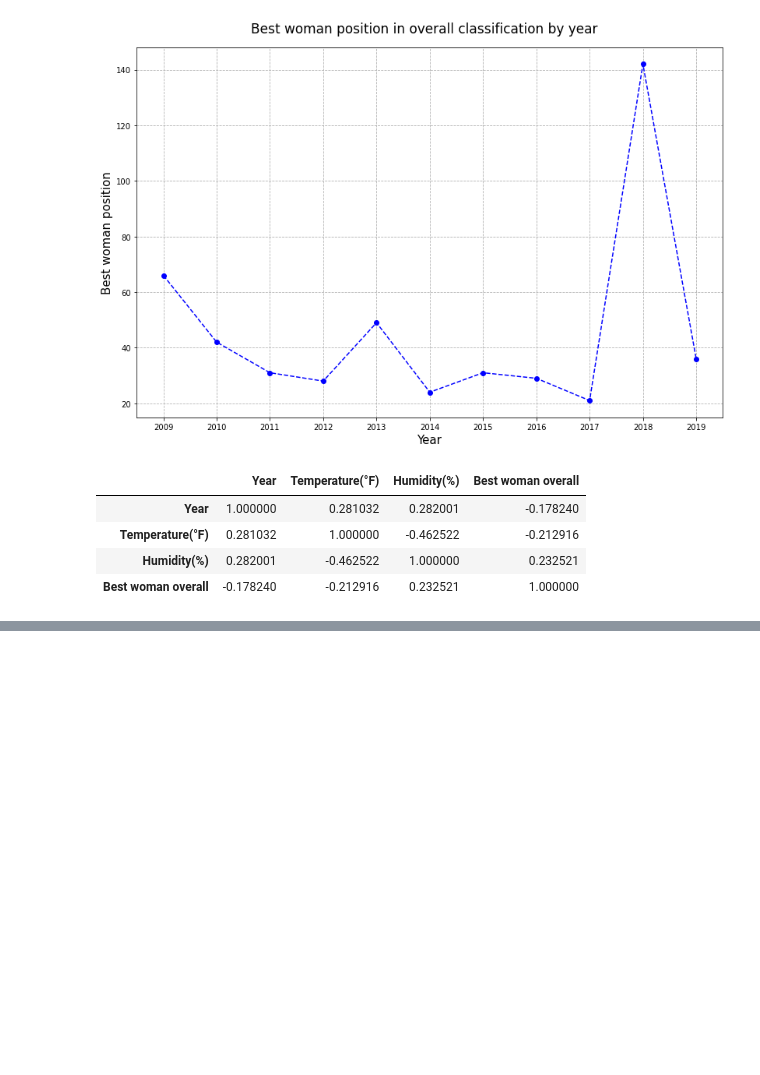
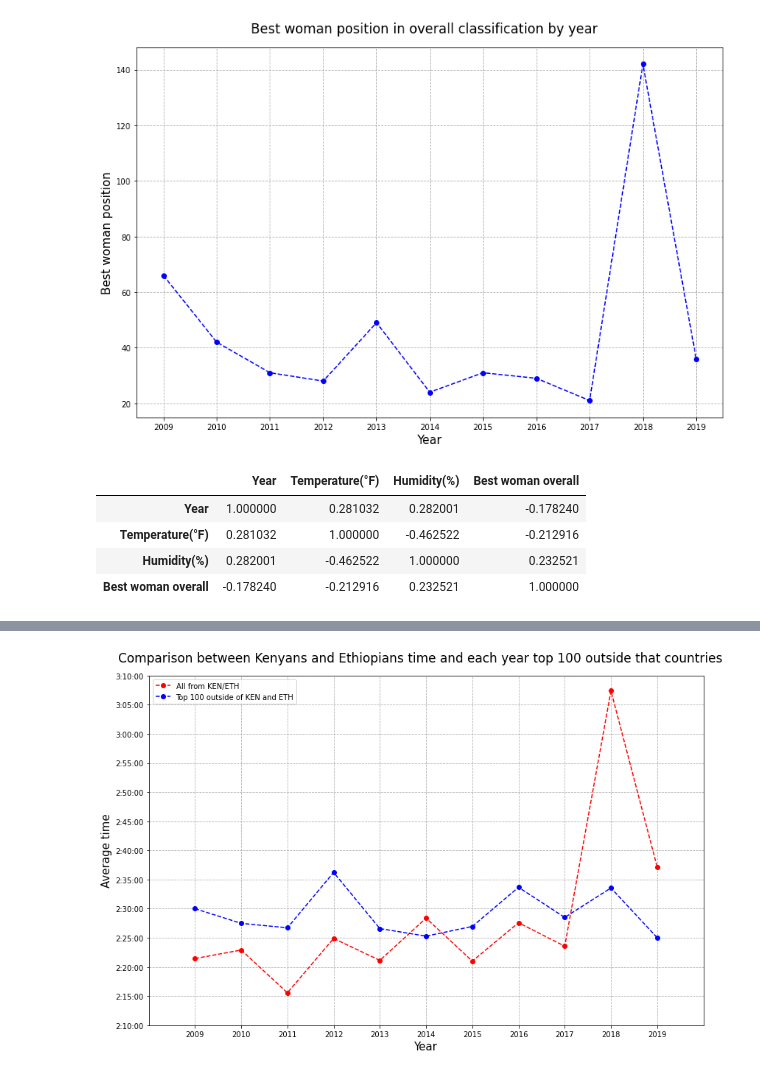
Before and after one commit to tadeq/Boston-marathon-data-analysis, a Jupyter notebook: data_analysis.ipynb, the cells around one changed output, grey strips where cells are left out. Cells and saved outputs as stored; diff of their text form; code cells hidden in the pictures; blank space fills up the shorter version.

```diff
--- a/data_analysis.ipynb
+++ b/data_analysis.ipynb
@@ -578,0 +636,19 @@ weather_by_year.corr()
+# %%
+ken_eth_results_by_year = {year : results[results['Country'].isin(['KEN', 'ETH'])]['Official Time'].mean() for year, results in results_sec_by_year.items()}
+other_results_by_year = {year : results[~results['Country'].isin(['KEN', 'ETH'])]['Official Time'].head(100).mean() for year, results in results_sec_by_year.items()}
+fig, ax = plt.subplots()
+fig.set_size_inches(12,8)
+fig.tight_layout(pad=4)
+fig.suptitle('Comparison between Kenyans and Ethiopians time and each year top 100 outside that countries', fontsize=17)
+ax.plot(list(ken_eth_results_by_year.keys()), list(ken_eth_results_by_year.values()), linestyle='--', marker='o', color='r', label='All from KEN/ETH')
+ax.plot(list(other_results_by_year.keys()), list(other_results_by_year.values()), linestyle='--', marker='o', color='b', label='Top 100 outside of KEN and ETH')
+ax.set_xlabel('Year', fontsize=15)
+ax.set_ylabel('Average time', fontsize=15)
+ax.set_xticks(list(ken_eth_results_by_year.keys()))
+ax.set_xticklabels(list(ken_eth_results_by_year.keys()))
+plt.grid(linestyle='--')
+plt.legend()
+prepare_timestamp_ticks(fig, ax, ken_eth_results_by_year, '2:10:00', 300)
+plt.savefig('img/comparison_ken_eth_top_100.png')
+# %% [output]
+[figure, added]
```
Also changed, not shown: parts of 8 cells of this notebook.
